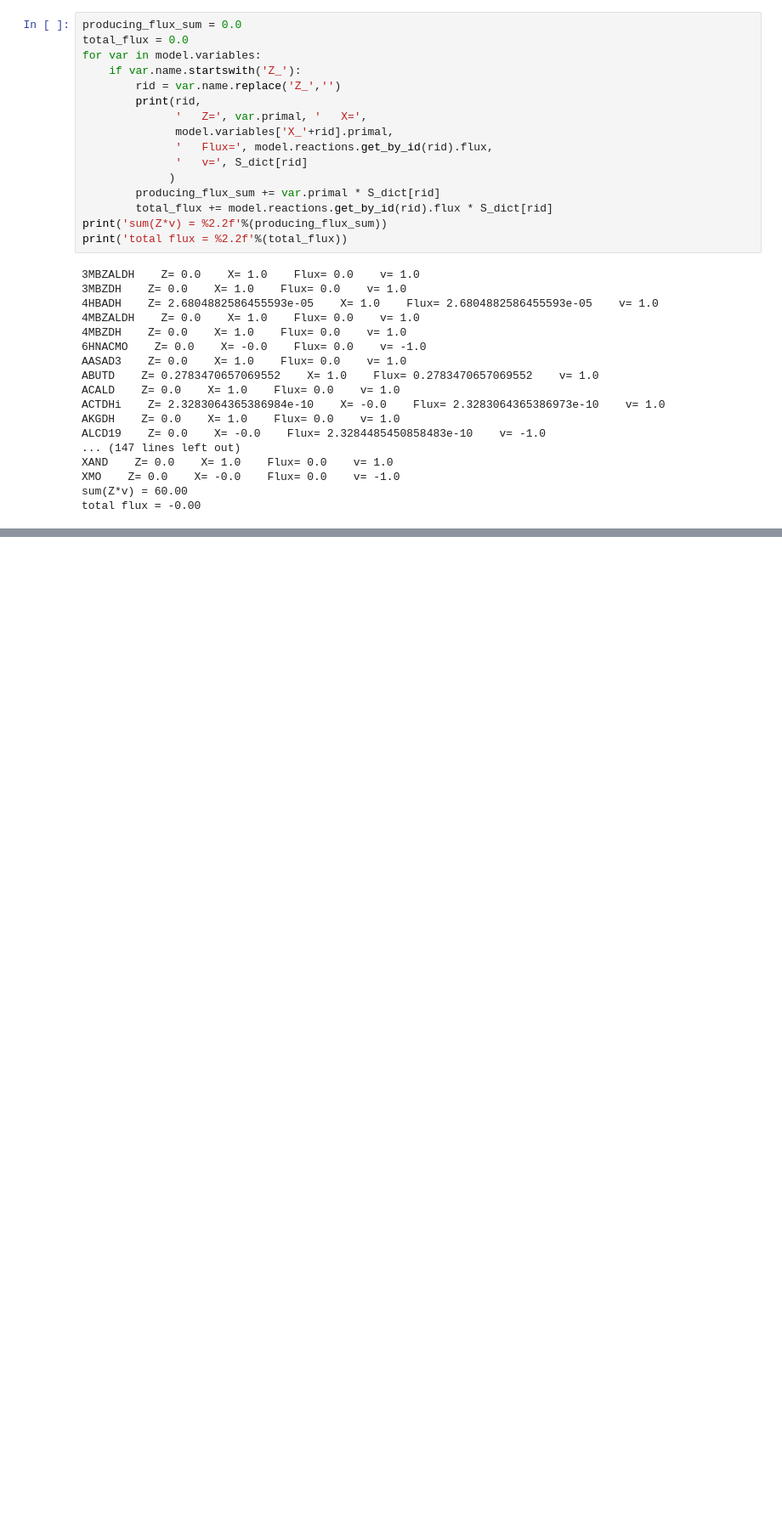
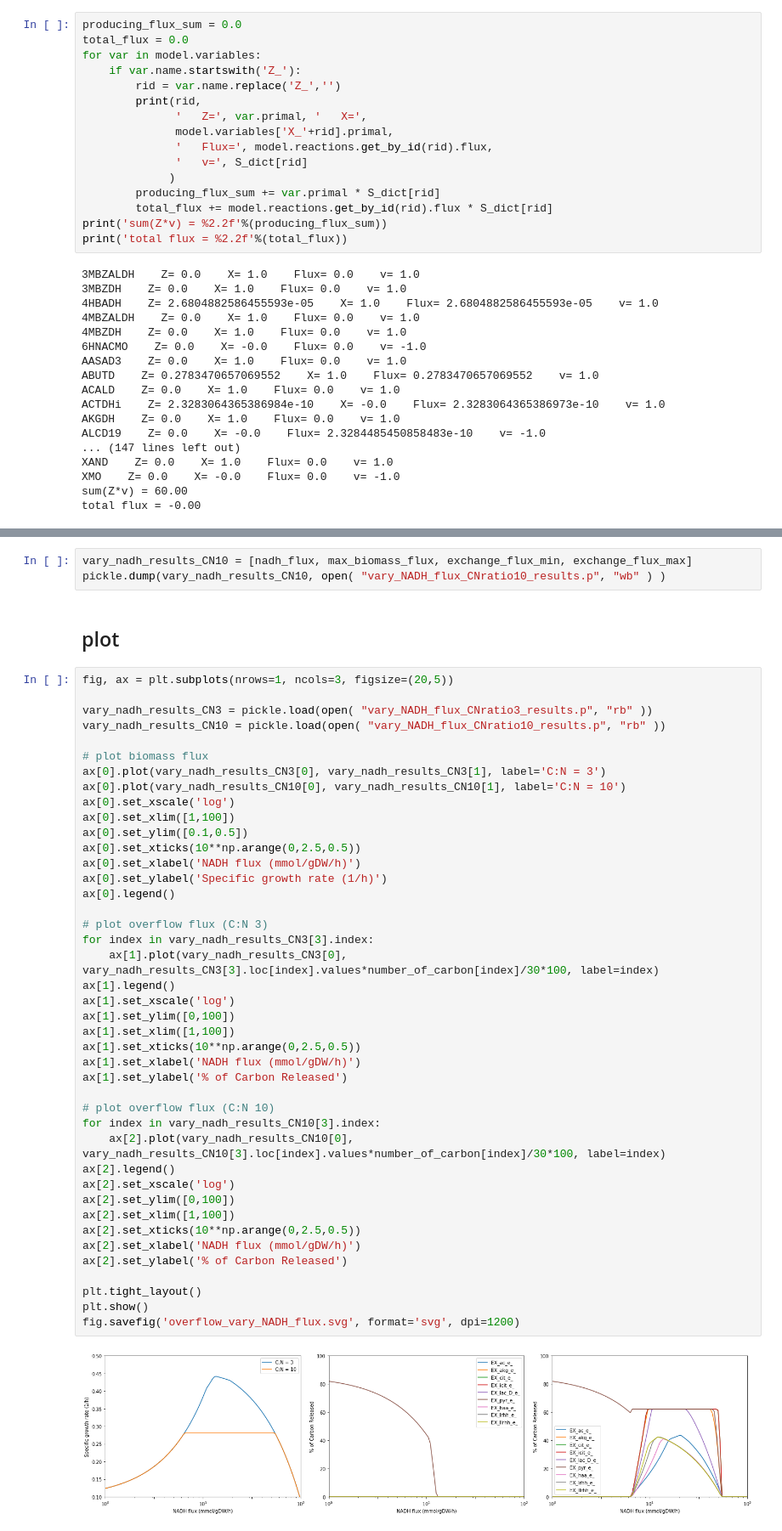
Before and after one commit to liaochen1988/Source_code_for_Pseudomonas_Metabolomics_Paper, a Jupyter notebook: overflow/compare_alternative_secretion_pathways.ipynb, the cells around one changed output, grey strips where cells are left out. Shown at 85% size. Cells and saved outputs as stored; diff of their text form; blank space fills up the shorter version.

```diff
--- a/overflow/compare_alternative_secretion_pathways.ipynb
+++ b/overflow/compare_alternative_secretion_pathways.ipynb
@@ -414,0 +459,49 @@ ax.scatter(max_biomass_flux, exchange_flux_max.loc['EX_haa_e_'].values)
+# %%
+vary_nadh_results_CN10 = [nadh_flux, max_biomass_flux, exchange_flux_min, exchange_flux_max]
+pickle.dump(vary_nadh_results_CN10, open( "vary_NADH_flux_CNratio10_results.p", "wb" ) )
+# %% [markdown]
+## plot
+# %%
+fig, ax = plt.subplots(nrows=1, ncols=3, figsize=(20,5))
+
+vary_nadh_results_CN3 = pickle.load(open( "vary_NADH_flux_CNratio3_results.p", "rb" ))
+vary_nadh_results_CN10 = pickle.load(open( "vary_NADH_flux_CNratio10_results.p", "rb" ))
+
+# plot biomass flux
+ax[0].plot(vary_nadh_results_CN3[0], vary_nadh_results_CN3[1], label='C:N = 3')
+ax[0].plot(vary_nadh_results_CN10[0], vary_nadh_results_CN10[1], label='C:N = 10')
+ax[0].set_xscale('log')
+ax[0].set_xlim([1,100])
+ax[0].set_ylim([0.1,0.5])
+ax[0].set_xticks(10**np.arange(0,2.5,0.5))
+ax[0].set_xlabel('NADH flux (mmol/gDW/h)')
+ax[0].set_ylabel('Specific growth rate (1/h)')
+ax[0].legend()
+
+# plot overflow flux (C:N 3)
+for index in vary_nadh_results_CN3[3].index:
+    ax[1].plot(vary_nadh_results_CN3[0], vary_nadh_results_CN3[3].loc[index].values*number_of_carbon[index]/30*100, label=index)
+ax[1].legend()
+ax[1].set_xscale('log')
+ax[1].set_ylim([0,100])
+ax[1].set_xlim([1,100])
+ax[1].set_xticks(10**np.arange(0,2.5,0.5))
+ax[1].set_xlabel('NADH flux (mmol/gDW/h)')
+ax[1].set_ylabel('% of Carbon Released')
+
+# plot overflow flux (C:N 10)
+for index in vary_nadh_results_CN10[3].index:
+    ax[2].plot(vary_nadh_results_CN10[0], vary_nadh_results_CN10[3].loc[index].values*number_of_carbon[index]/30*100, label=index)
+ax[2].legend()
+ax[2].set_xscale('log')
+ax[2].set_ylim([0,100])
+ax[2].set_xlim([1,100])
+ax[2].set_xticks(10**np.arange(0,2.5,0.5))
+ax[2].set_xlabel('NADH flux (mmol/gDW/h)')
+ax[2].set_ylabel('% of Carbon Released')
+
+plt.tight_layout()
+plt.show()
+fig.savefig('overflow_vary_NADH_flux.svg', format='svg', dpi=1200)
+# %% [output]
+[figure, added]
```
Also changed, not shown: parts of 84 cells of this notebook, 41 other files.
